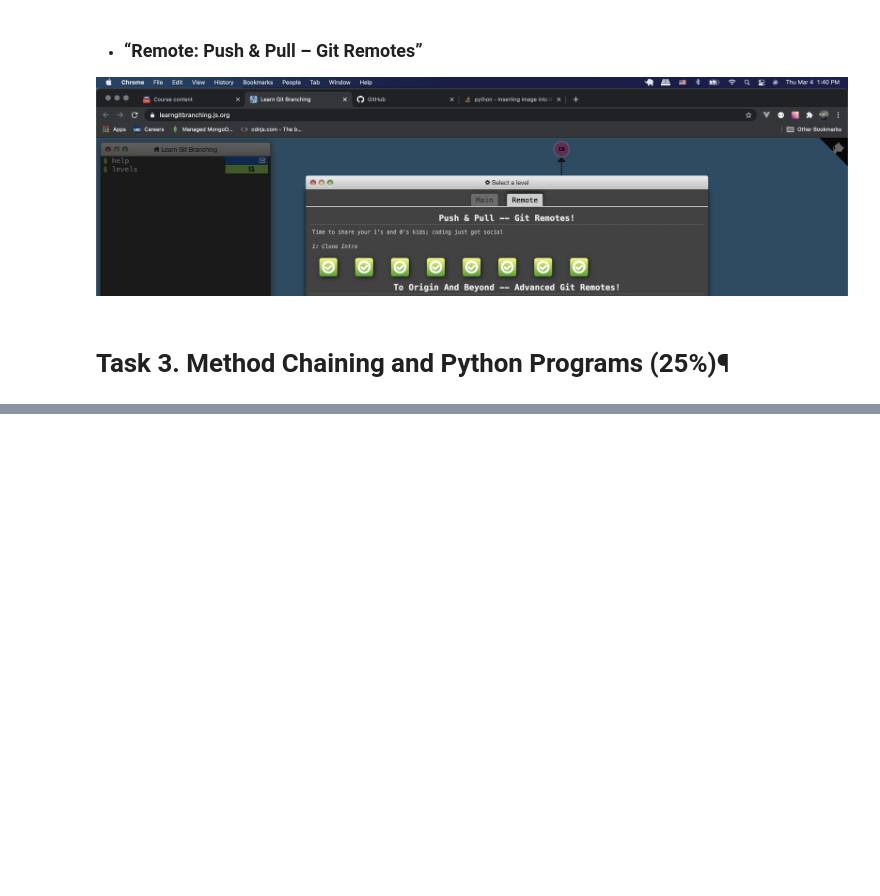
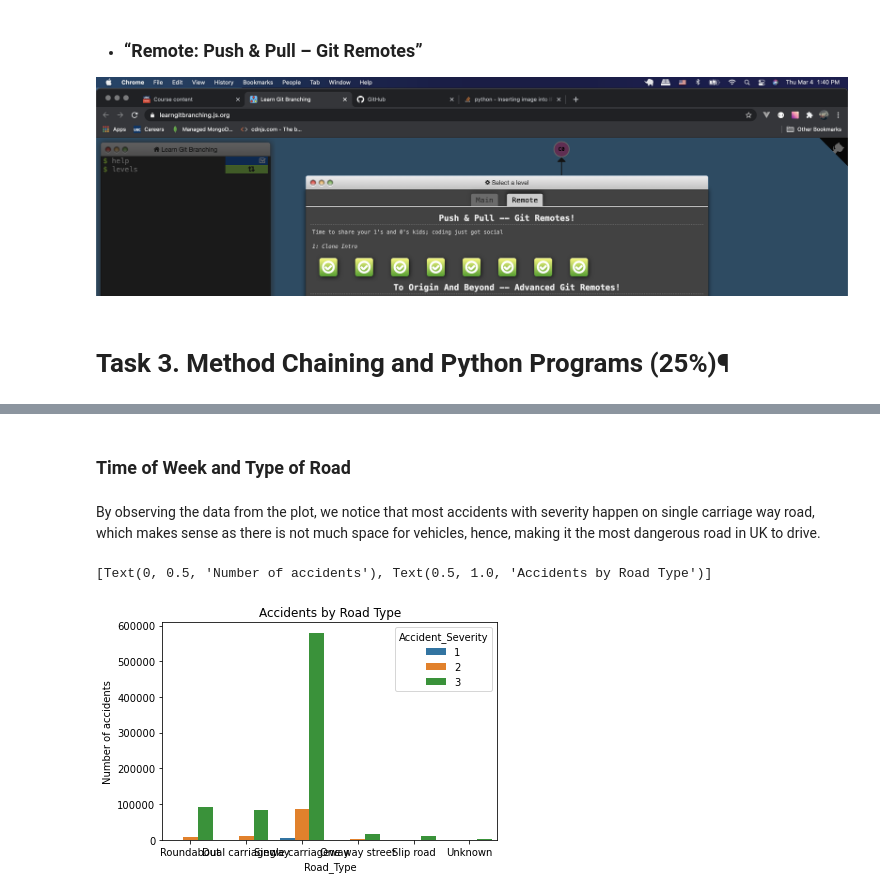
Before and after one commit to d3li0n/course-project-group_1007, a Jupyter notebook: analysis/Dima/MileStone2.ipynb, the cells around one changed output, grey strips where cells are left out. Cells and saved outputs as stored; diff of their text form; code cells hidden in the pictures; blank space fills up the shorter version.

```diff
--- a/analysis/Dima/MileStone2.ipynb
+++ b/analysis/Dima/MileStone2.ipynb
@@ -122,0 +248,10 @@ project_functions.merge_data()
+# %% [markdown]
+### Time of Week and Type of Road
+# %% [markdown]
+By observing the data from the plot, we notice that most accidents with severity happen on single carriage way road, which makes sense as there is not much space for vehicles, hence, making it the most dangerous road in UK to drive.
+# %%
+x = sns.countplot(x='Road_Type', data=df, hue='Accident_Severity')
+x.set(ylabel='Number of accidents', title='Accidents by Road Type')
+# %% [output]
+[Text(0, 0.5, 'Number of accidents'), Text(0.5, 1.0, 'Accidents by Road Type')]
+[figure, added]
```
Also changed, not shown: parts of 21 cells of this notebook, 1 other file.
